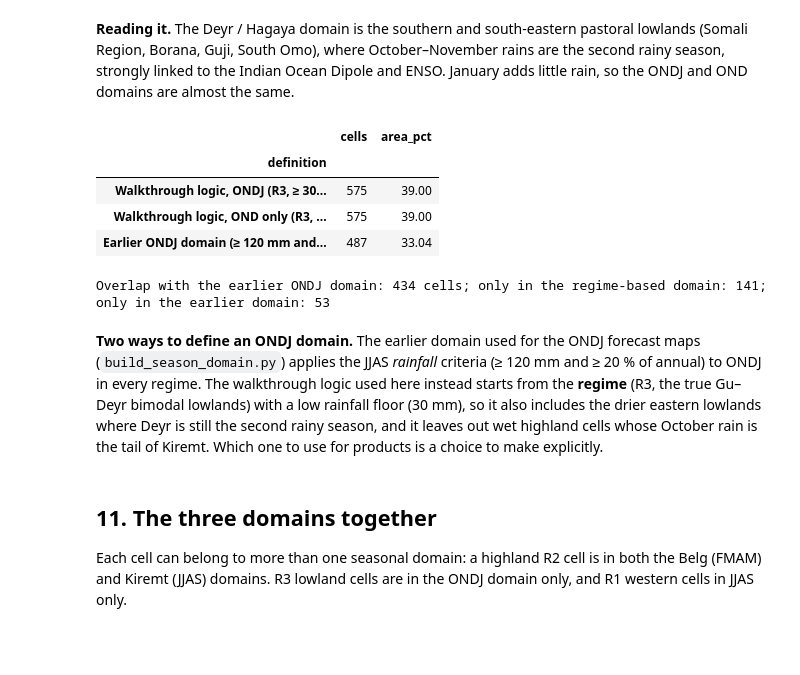
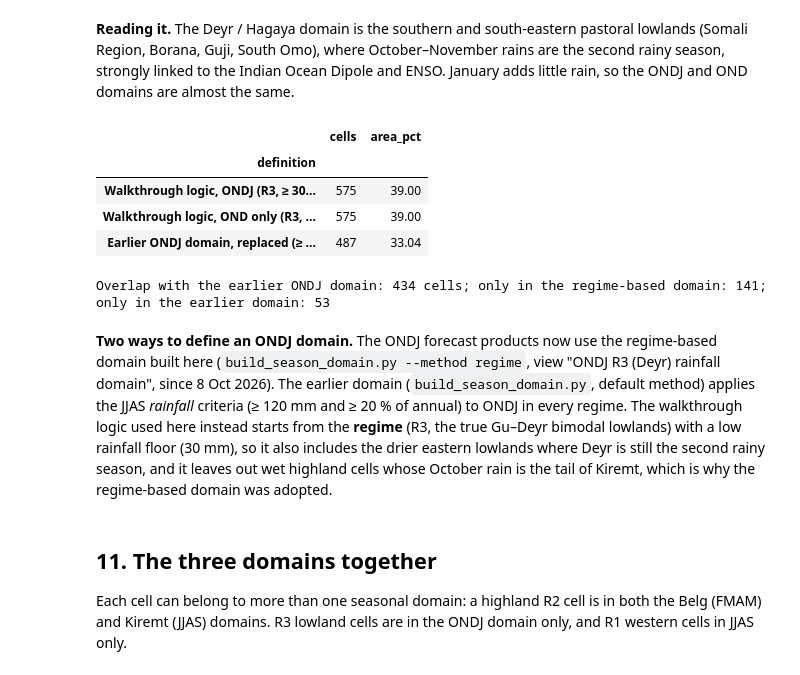
Before and after one commit to YonSci/calibrated_seasonal_rainfall, a Jupyter notebook: notebooks/Rainfall_domains_JJAS_FMAM_ONDJ.ipynb, the cells around one changed output. Saved outputs shown, nothing was run; the diff lists cells and outputs as text; code cells hidden in the pictures; blank space fills up the shorter version.

```diff
--- a/notebooks/Rainfall_domains_JJAS_FMAM_ONDJ.ipynb
+++ b/notebooks/Rainfall_domains_JJAS_FMAM_ONDJ.ipynb
@@ -468,28 +468,29 @@ and ENSO. January adds little rain, so the ONDJ and OND domains are almost the s
 # %%
 prev = xr.open_dataset('data/masks/init09_ONDJ_rainfall_domain.nc').season_domain.values == 1
 ond = remove_small(np.isin(regime, [3]) & (season_total([10, 11, 12]) >= 30) & country, 3)
 comp = pd.DataFrame([
     dict(definition='Walkthrough logic, ONDJ (R3, ≥ 30 mm)', cells=int(domains['ONDJ'].sum()), area_pct=area_share(domains['ONDJ'])[0]),
     dict(definition='Walkthrough logic, OND only (R3, ≥ 30 mm)', cells=int(ond.sum()), area_pct=area_share(ond)[0]),
-    dict(definition='Earlier ONDJ domain (≥ 120 mm and ≥ 20 % of annual, any regime)', cells=int(prev.sum()), area_pct=area_share(prev)[0]),
+    dict(definition='Earlier ONDJ domain, replaced (≥ 120 mm and ≥ 20 % of annual, any regime)', cells=int(prev.sum()), area_pct=area_share(prev)[0]),
 ]).set_index('definition')
 display(comp)
 both = domains['ONDJ'] & prev
 print(f'Overlap with the earlier ONDJ domain: {int(both.sum())} cells; only in the regime-based domain: '
       f'{int((domains["ONDJ"] & ~prev).sum())}; only in the earlier domain: {int((prev & ~domains["ONDJ"]).sum())}')
 # %% [output]
 |  | cells | area_pct |
 | definition |  |  |
 | Walkthrough logic, ONDJ (R3, ≥ 30... | 575 | 39.00 |
 | Walkthrough logic, OND only (R3, ... | 575 | 39.00 |
-| Earlier ONDJ domain (≥ 120 mm and... | 487 | 33.04 |
+| Earlier ONDJ domain, replaced (≥ ... | 487 | 33.04 |
 Overlap with the earlier ONDJ domain: 434 cells; only in the regime-based domain: 141; only in the earlier domain: 53
 # %% [markdown]
-**Two ways to define an ONDJ domain.** The earlier domain used for the ONDJ forecast maps (`build_season_domain.py`)
-applies the JJAS *rainfall* criteria (≥ 120 mm and ≥ 20 % of annual) to ONDJ in every regime. The walkthrough logic used
+**Two ways to define an ONDJ domain.** The ONDJ forecast products now use the regime-based domain built here
+(`build_season_domain.py --method regime`, view "ONDJ R3 (Deyr) rainfall domain", since 8 Oct 2026). The earlier
+domain (`build_season_domain.py`, default method) applies the JJAS *rainfall* criteria (≥ 120 mm and ≥ 20 % of annual) to ONDJ in every regime. The walkthrough logic used
 here instead starts from the **regime** (R3, the true Gu–Deyr bimodal lowlands) with a low rainfall floor (30 mm), so it
 also includes the drier eastern lowlands where Deyr is still the second rainy season, and it leaves out wet highland
-cells whose October rain is the tail of Kiremt. Which one to use for products is a choice to make explicitly.
+cells whose October rain is the tail of Kiremt, which is why the regime-based domain was adopted.
 # %% [markdown]
 <a id="s11"></a>
 ## 11. The three domains together
```
Also changed, not shown: 32 other files.
